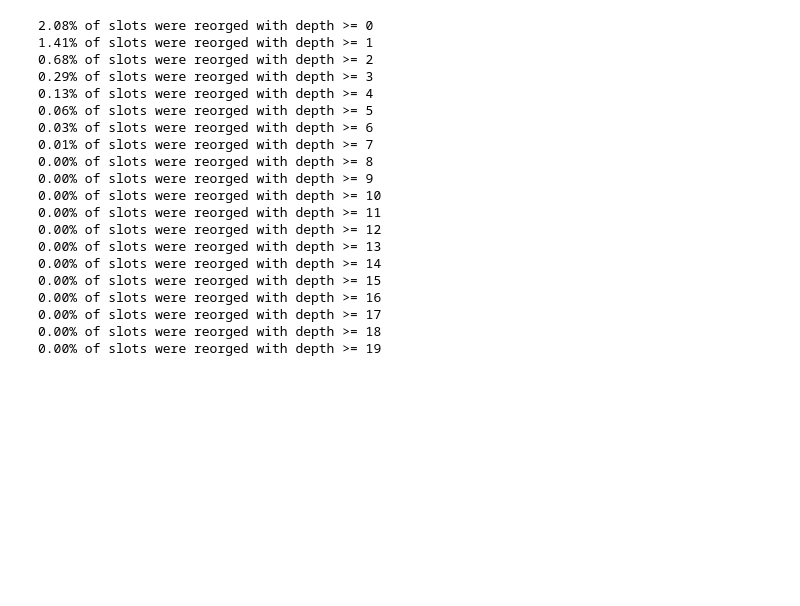
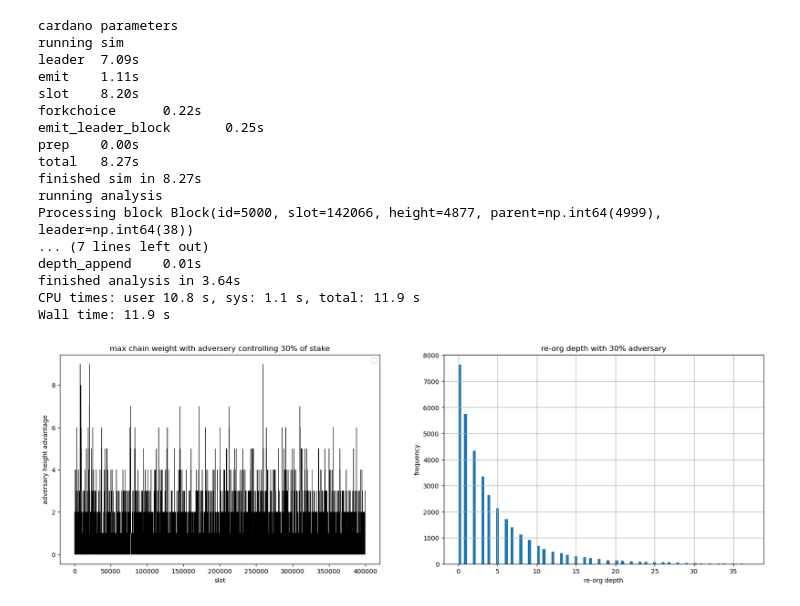
Before and after one commit to logos-co/nomos-pocs, a Jupyter notebook: cryptarchia/longest-chain-cryptarchia.ipynb, the cells around one changed output. Saved outputs shown, nothing was run; the diff lists cells and outputs as text; code cells hidden in the pictures; blank space fills up the shorter version.

```diff
--- a/cryptarchia/longest-chain-cryptarchia.ipynb
+++ b/cryptarchia/longest-chain-cryptarchia.ipynb
@@ -327,24 +397,41 @@ Wall time: 3.28 s
-# %%
-for DEPTH in range(20):
-    print(f"{len(reorgs[reorgs >= DEPTH]) / sim.params.SLOTS*100:.2f}% of slots were reorged with depth >= {DEPTH}")
-# %% [output]
-2.08% of slots were reorged with depth >= 0
-1.41% of slots were reorged with depth >= 1
-0.68% of slots were reorged with depth >= 2
-0.29% of slots were reorged with depth >= 3
-0.13% of slots were reorged with depth >= 4
-0.06% of slots were reorged with depth >= 5
-0.03% of slots were reorged with depth >= 6
-0.01% of slots were reorged with depth >= 7
-0.00% of slots were reorged with depth >= 8
-0.00% of slots were reorged with depth >= 9
-0.00% of slots were reorged with depth >= 10
-0.00% of slots were reorged with depth >= 11
-0.00% of slots were reorged with depth >= 12
-0.00% of slots were reorged with depth >= 13
-0.00% of slots were reorged with depth >= 14
-0.00% of slots were reorged with depth >= 15
-0.00% of slots were reorged with depth >= 16
-0.00% of slots were reorged with depth >= 17
-0.00% of slots were reorged with depth >= 18
-0.00% of slots were reorged with depth >= 19
+# %%
+%%time
+print("cardano parameters")
+target_block_number = 20000
+cardano_block_time = 20
+cardano_sim = Sim(
+    params=Params(
+        SLOTS=int(target_block_number * cardano_block_time),
+        f=1/cardano_block_time,
+        adversary_control = 0.30,
+        honest_stake = np.random.pareto(10, 1000)
+    ),
+    network=no_blend_net
+)
+start_t = time.time()
+print("running sim")
+cardano_sim.run(seed=5)
+sim_t = time.time()
+print(f"finished sim in {sim_t - start_t:.2f}s")
+print("running analysis")
+cardano_adv = cardano_sim.adverserial_analysis(should_plot=True)
+print(f"finished analysis in {time.time() - sim_t:.2f}s")
+# %% [output]
+cardano parameters
+running sim
+leader  7.09s
+emit    1.11s
+slot    8.20s
+forkchoice      0.22s
+emit_leader_block       0.25s
+prep    0.00s
+total   8.27s
+finished sim in 8.27s
+running analysis
+Processing block Block(id=5000, slot=142066, height=4877, parent=np.int64(4999), leader=np.int64(38))
+... (7 lines left out)
+depth_append    0.01s
+finished analysis in 3.64s
+CPU times: user 10.8 s, sys: 1.1 s, total: 11.9 s
+Wall time: 11.9 s
+[figure, added]
```
Also changed, not shown: parts of 22 cells of this notebook.
